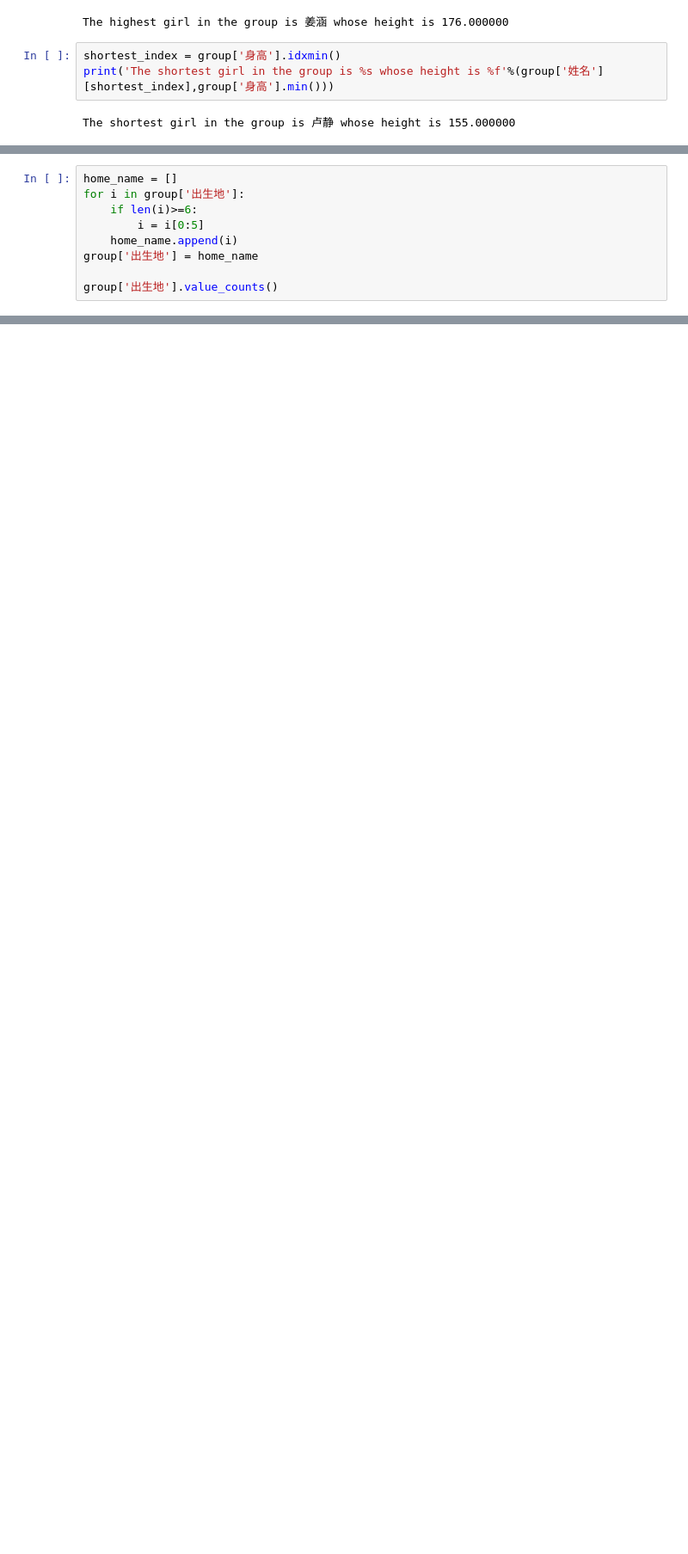
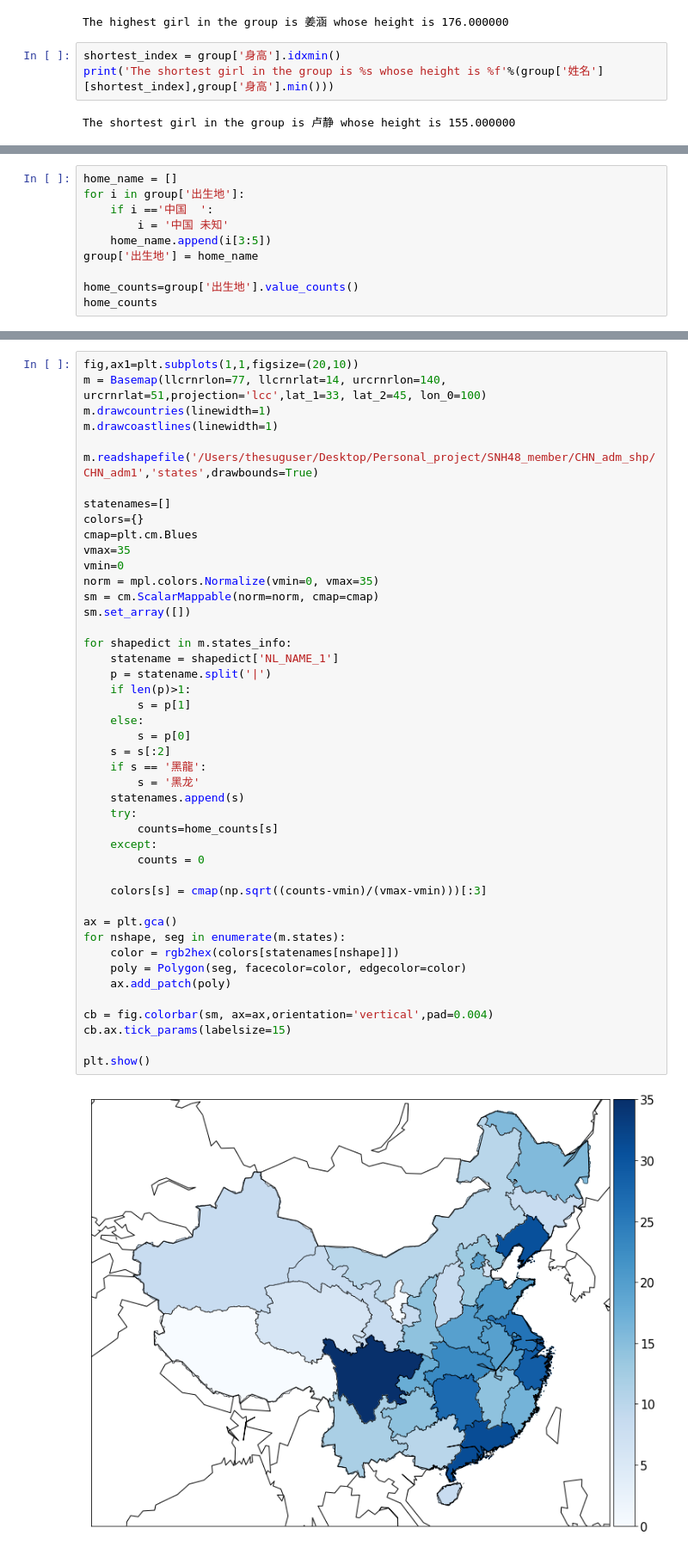
Before and after one commit to YourYuan/SNH48_member, a Jupyter notebook: analysis.ipynb, the cells around one changed output, grey strips where cells are left out. Shown: that part at 86% size. Drawn from its saved outputs; the diff is of its cells as text; blank space fills up the shorter version.

```diff
--- a/analysis.ipynb
+++ b/analysis.ipynb
@@ -62,10 +107,11 @@ Name: 星座, dtype: int64
 # %%
 home_name = []
 for i in group['出生地']:
-    if len(i)>=6:
-        i = i[0:5]
-    home_name.append(i)
+    if i =='中国  ':
+        i = '中国 未知'
+    home_name.append(i[3:5])
 group['出生地'] = home_name
 
-group['出生地'].value_counts()
+home_counts=group['出生地'].value_counts()
+home_counts
 # %% [output]
@@ -125,0 +166,47 @@ plt.show()
+# %%
+fig,ax1=plt.subplots(1,1,figsize=(20,10))
+m = Basemap(llcrnrlon=77, llcrnrlat=14, urcrnrlon=140, urcrnrlat=51,projection='lcc',lat_1=33, lat_2=45, lon_0=100)
+m.drawcountries(linewidth=1)
+m.drawcoastlines(linewidth=1)
+
+m.readshapefile('/Users/thesuguser/Desktop/Personal_project/SNH48_member/CHN_adm_shp/CHN_adm1','states',drawbounds=True)
+
+statenames=[]
+colors={}
+cmap=plt.cm.Blues
+vmax=35
+vmin=0
+norm = mpl.colors.Normalize(vmin=0, vmax=35)
+sm = cm.ScalarMappable(norm=norm, cmap=cmap)
+sm.set_array([])
+
+for shapedict in m.states_info:
+    statename = shapedict['NL_NAME_1']
+    p = statename.split('|')
+    if len(p)>1:
+        s = p[1]
+    else:
+        s = p[0]
+    s = s[:2]
+    if s == '黑龍':
+        s = '黑龙'
+    statenames.append(s)
+    try:
+        counts=home_counts[s]
+    except:
+        counts = 0
+
+    colors[s] = cmap(np.sqrt((counts-vmin)/(vmax-vmin)))[:3]
+
+ax = plt.gca()
+for nshape, seg in enumerate(m.states):
+    color = rgb2hex(colors[statenames[nshape]])
+    poly = Polygon(seg, facecolor=color, edgecolor=color)
+    ax.add_patch(poly)
+
+cb = fig.colorbar(sm, ax=ax,orientation='vertical',pad=0.004)
+cb.ax.tick_params(labelsize=15)
+
+plt.show()
+# %% [output]
+[figure, added]
```
Also changed, not shown: parts of 14 cells of this notebook, 9 other files.
